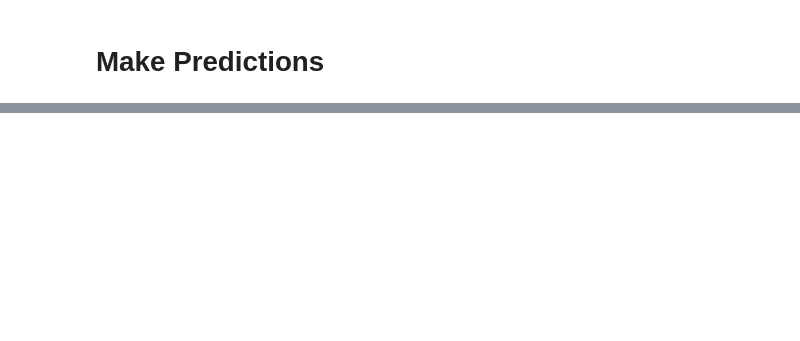
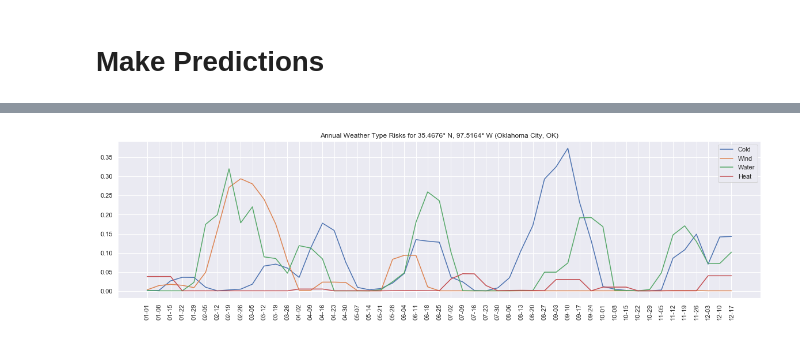
Before and after one commit to jonhartm/SI671_Project, a Jupyter notebook: SI671-Project.ipynb, the cells around one changed output, grey strips where cells are left out. Cells and saved outputs as stored; diff of their text form; code cells hidden in the pictures; blank space fills up the shorter version.

```diff
--- a/SI671-Project.ipynb
+++ b/SI671-Project.ipynb
@@ -874,0 +986,20 @@ for month in range(1,13):
+# %%
+sns.set()
+geo_id = 40109
+rolling = 3
+date = datetime.strptime('01/01/18', '%m/%d/%y')
+date_list = ["{:%m-%d}".format(date+timedelta(days=x)) for x in range(0, 365, 7)]
+
+f, ax = plt.subplots(1, figsize=(20,5))
+sns.lineplot(y=running_mean(cold_p_sim.loc[geo_id].values, rolling), x=date_list[:-rolling+1])
+sns.lineplot(y=running_mean(wind_p_sim.loc[geo_id].values, rolling), x=date_list[:-rolling+1])
+sns.lineplot(y=running_mean(water_p_sim.loc[geo_id].values, rolling), x=date_list[:-rolling+1])
+sns.lineplot(y=running_mean(heat_p_sim.loc[geo_id].values, rolling), x=date_list[:-rolling+1])
+
+ax.legend(['Cold','Wind','Water','Heat'])
+plt.xticks(rotation=90)
+plt.title("Annual Weather Type Risks for 35.4676° N, 97.5164° W (Oklahoma City, OK)")
+plt.savefig("ok_plot.png")
+plt.show()
+# %% [output]
+[figure, added]
```
Also changed, not shown: parts of 73 cells of this notebook.
